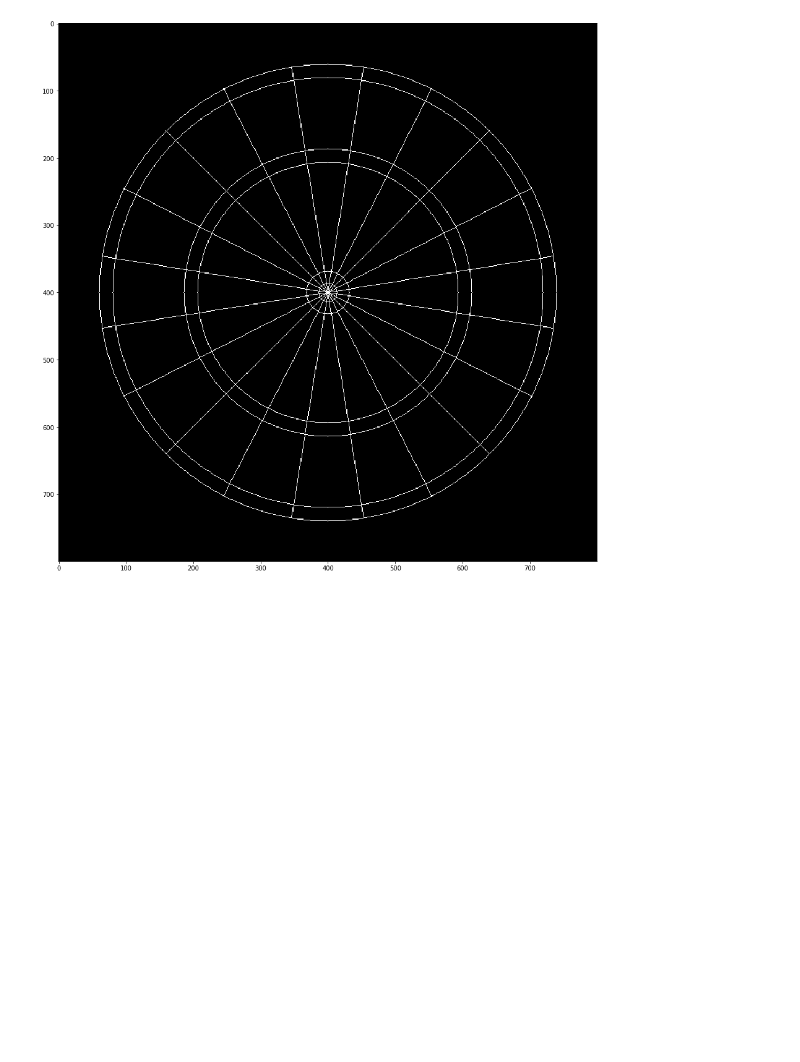
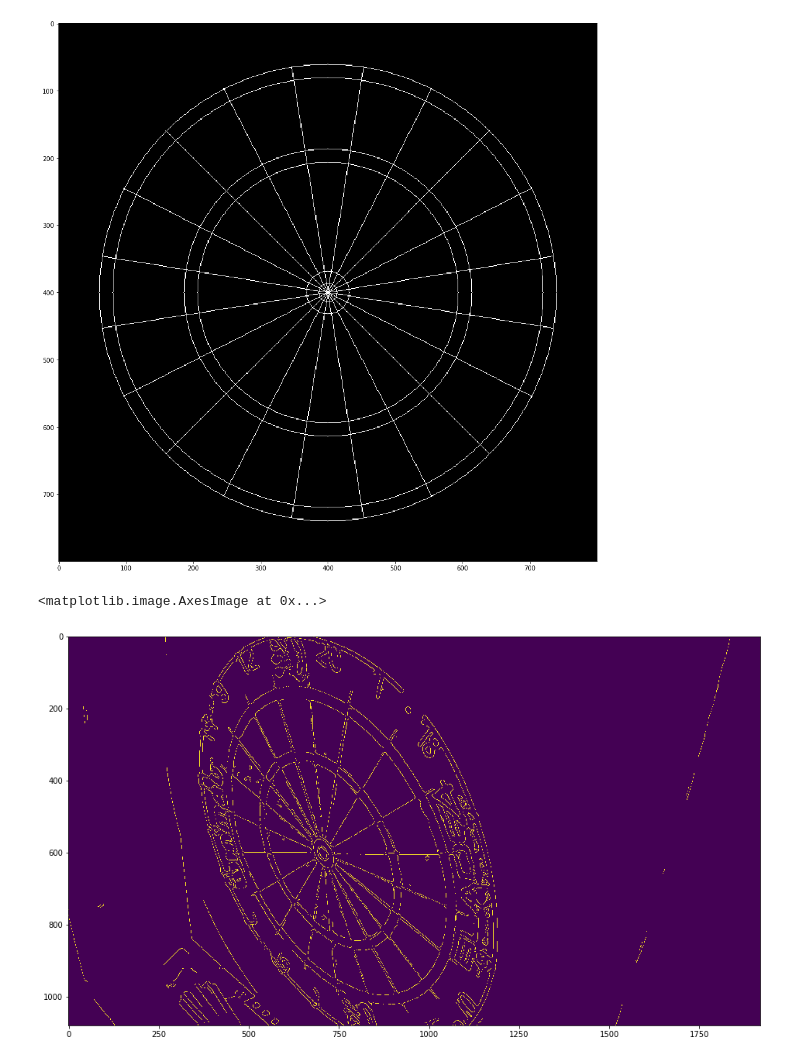
Before and after one commit to bubalazi/opencv-steel-darts, a Jupyter notebook: notebook/Calibration.ipynb, the cells around one changed output. Saved outputs shown, nothing was run; the diff lists cells and outputs as text; code cells hidden in the pictures; blank space fills up the shorter version.

```diff
--- a/notebook/Calibration.ipynb
+++ b/notebook/Calibration.ipynb
@@ -28,3 +28,13 @@ plt.imshow(dart_mask)
 # %% [output]
 <matplotlib.image.AxesImage at 0x...>
 [figure]
+# %%
+cap = cv2.VideoCapture('../Darts/Darts_Testvideo_9.mp4')
+ret, frame = cap.read()
+gray = cv2.cvtColor(frame, cv2.COLOR_BGR2GRAY)
+blurred = cv2.medianBlur(gray, 7,7)
+edges = cv2.Canny(blurred, 150,250)
+plt.imshow(edges)
+# %% [output]
+<matplotlib.image.AxesImage at 0x...>
+[figure, added]
```
Also changed, not shown: parts of 8 cells of this notebook, 1 other file.
